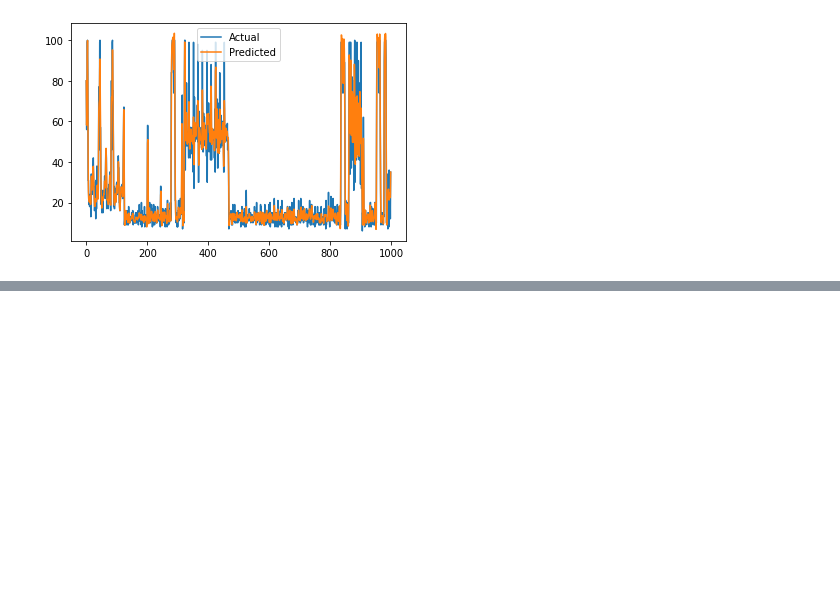
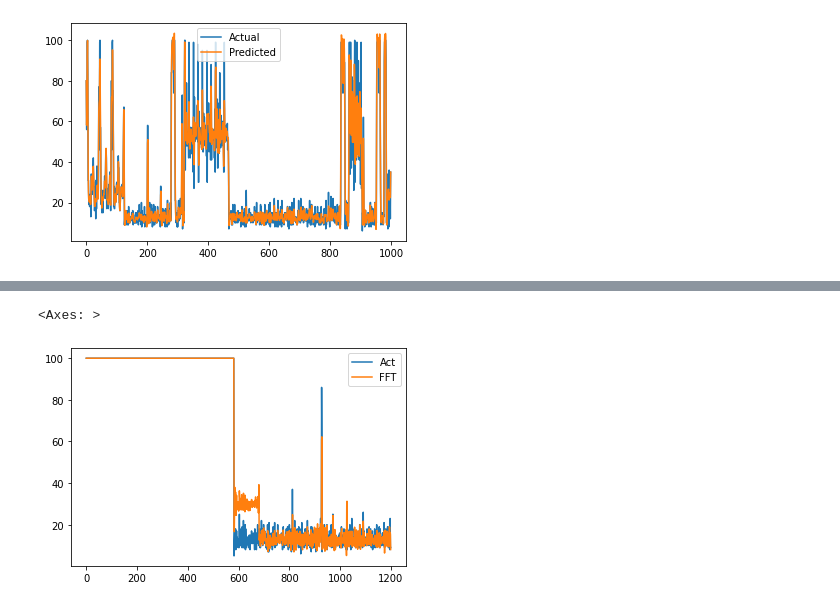
Before and after one commit to dipayan2/ARMAModel, a Jupyter notebook: Train_TestModel.ipynb, the cells around one changed output, grey strips where cells are left out. Saved outputs shown, nothing was run; the diff lists cells and outputs as text; code cells hidden in the pictures; blank space fills up the shorter version.

```diff
--- a/Train_TestModel.ipynb
+++ b/Train_TestModel.ipynb
@@ -1696,0 +1647,31 @@ df_plot[['FiltFilt','LFilter']].plot()
+# %%
+# Get data
+from scipy.fft import fft,ifft,fftfreq
+utilData = getNewDataFrame('./UtilTestFinal')
+
+def FFTPass(signal,passX=45):
+    yfft = fft(signal)
+    yfft[passX:-passX] = 0
+    fSig = ifft(yfft)
+    return fSig
+# %%
+def windowFFT(signal,W=100,passX=45):
+    if passX > W//2:
+        passX = W//2
+    lSig = len(signal)
+    filtSig = FFTPass(signal[0:W],passX)
+    for i in range(1,lSig-W+1):
+        newSig = FFTPass(signal[i:i+W],passX)[-1]
+        filtSig = np.append(filtSig,newSig)
+    return filtSig
+# %%
+signal = utilData.bUtil.to_numpy()
+filterSig = windowFFT(signal,W=100,passX=30)
+# %%
+df_fftpl = pd.DataFrame()
+df_fftpl['Act'] = signal[7000:8200]
+df_fftpl['FFT'] = filterSig[7000:8200]
+df_fftpl[['Act','FFT']].plot()
+# %% [output]
+<Axes: >
+[figure, added]
```
Also changed, not shown: parts of 54 cells of this notebook, 1 other file.
